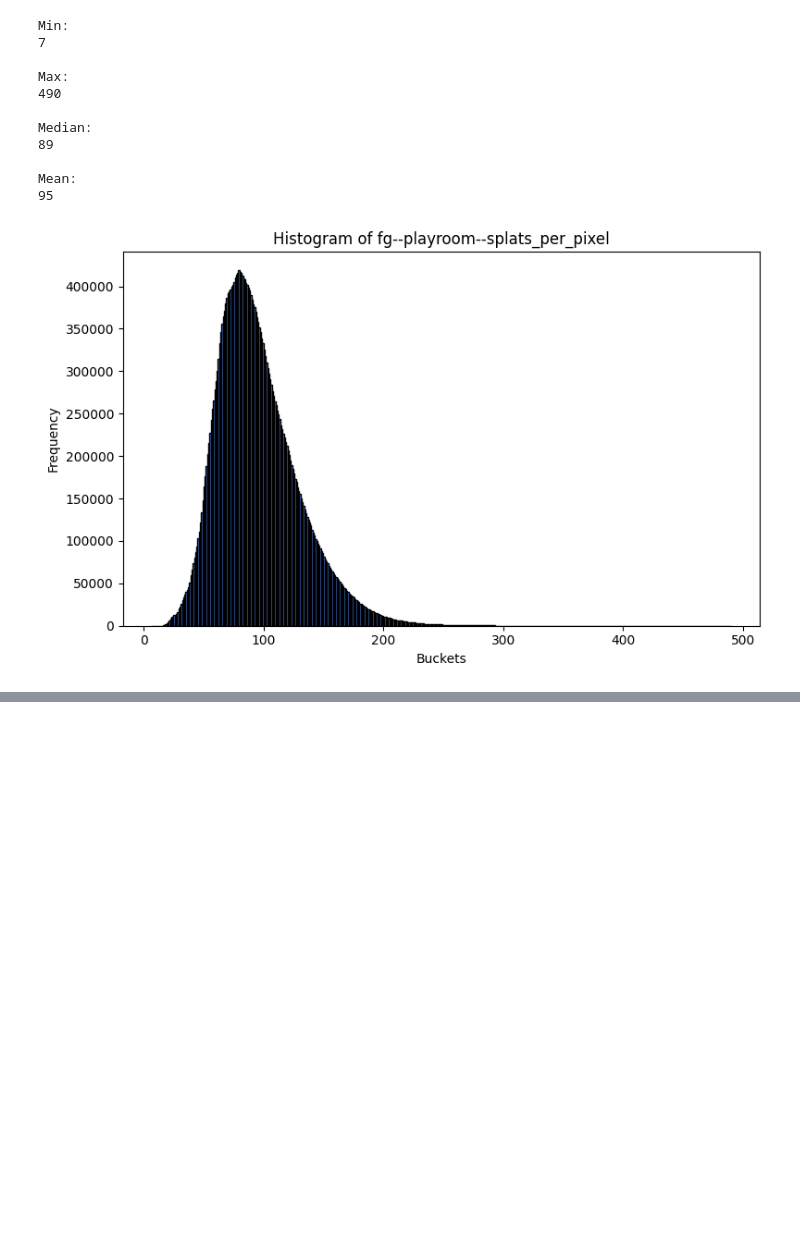
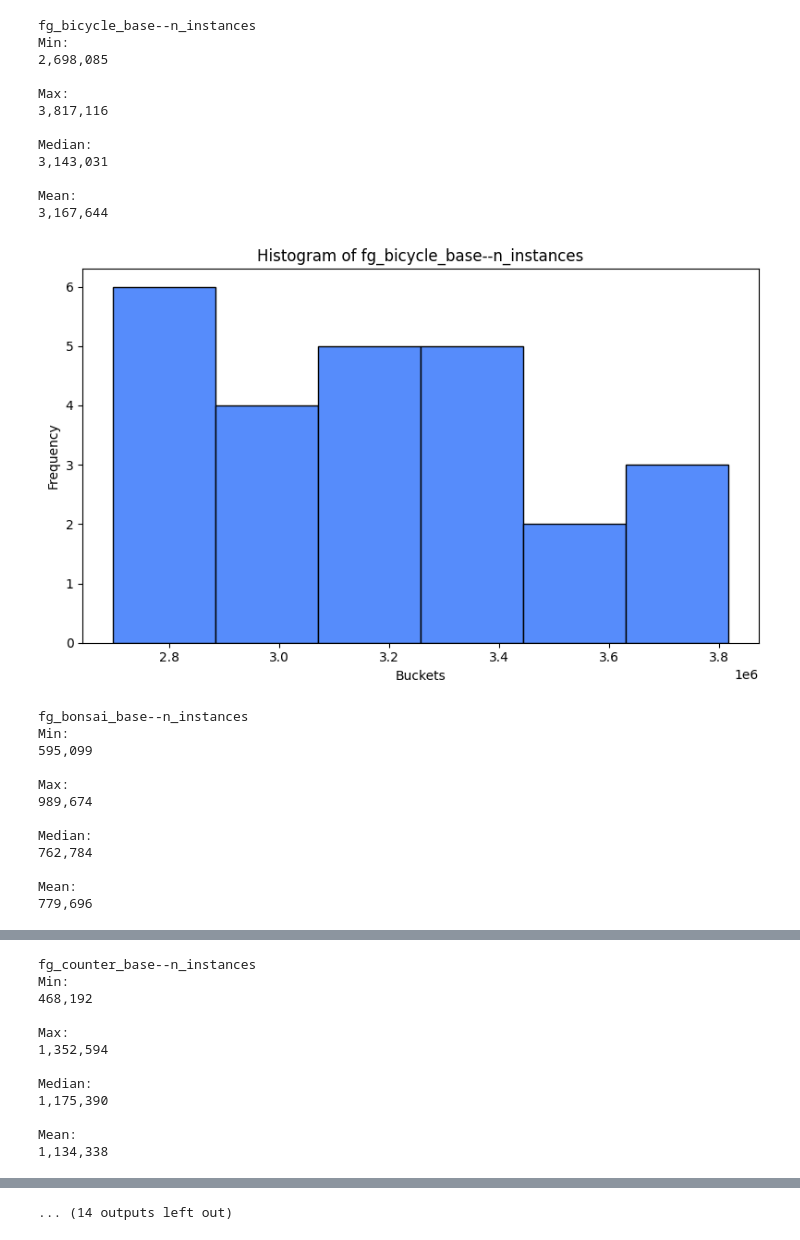
Before and after one commit to PLSE-Splats/model-exploration, a Jupyter notebook: src/model_exploration/empiricals.ipynb, the cells around one changed output, grey strips where cells are left out. Saved outputs shown, nothing was run; the diff lists cells and outputs as text; code cells hidden in the pictures; blank space fills up the shorter version.

```diff
--- a/src/model_exploration/empiricals.ipynb
+++ b/src/model_exploration/empiricals.ipynb
@@ -158,15 +23,34 @@ Mean:
-# %%
-compute_metrics_and_histogram("fg--playroom--splats_per_pixel")
-# %% [output]
-Min:
-7
-
-Max:
-490
-
-Median:
-89
-
-Mean:
-95
-[figure, removed]
+# %%
+from os import listdir
+
+for filename in sorted(listdir(METRICS_DIR)):
+    if filename.endswith(".csv"):
+        metric_name = filename[:-4]
+        print(metric_name)
+        compute_metrics_and_histogram(metric_name)
+# %% [output]
+fg_bicycle_base--n_instances
+Min:
+2,698,085
+
+Max:
+3,817,116
+
+Median:
+3,143,031
+
+Mean:
+3,167,644
+[figure, added]
+fg_bonsai_base--n_instances
+Min:
+595,099
+
+Max:
+989,674
+
+Median:
+762,784
+
+Mean:
+779,696
@@ -172,0 +58,12 @@ Mean:
+fg_counter_base--n_instances
+Min:
+468,192
+
+Max:
+1,352,594
+
+Median:
+1,175,390
+
+Mean:
+1,134,338
@@ -172,0 +110 @@ Mean:
+... (14 outputs left out)
```
Also changed, not shown: parts of 10 cells of this notebook.
